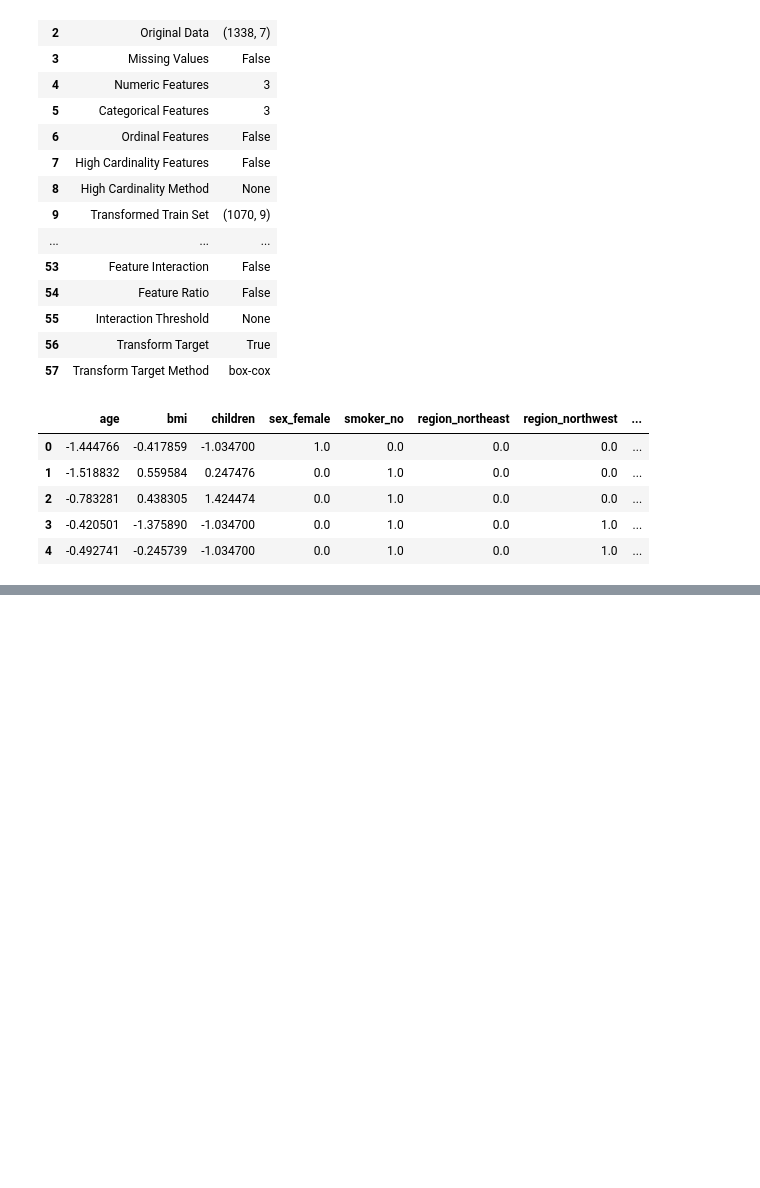
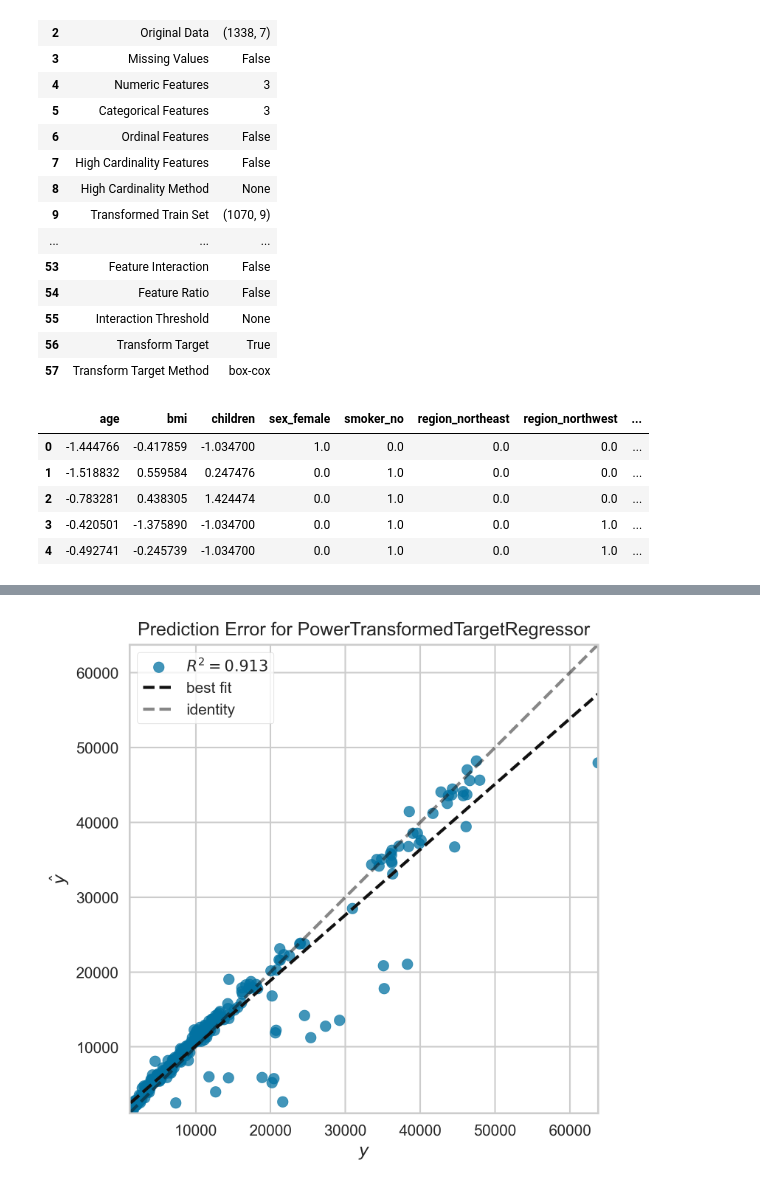
Before and after one commit to Stiven-Jaramillo/_Self_Pycaret, a Jupyter notebook: 02_ch_regression.ipynb, the cells around one changed output, grey strips where cells are left out. Cells and saved outputs as stored; diff of their text form; code cells hidden in the pictures; blank space fills up the shorter version.

```diff
--- a/02_ch_regression.ipynb
+++ b/02_ch_regression.ipynb
@@ -146,0 +205,4 @@ best = compare_models(sort="RMSE")
+# %%
+plot_model(tuned_model, "error")
+# %% [output]
+[figure, added]
```
Also changed, not shown: parts of 6 cells of this notebook, 6 other files.
